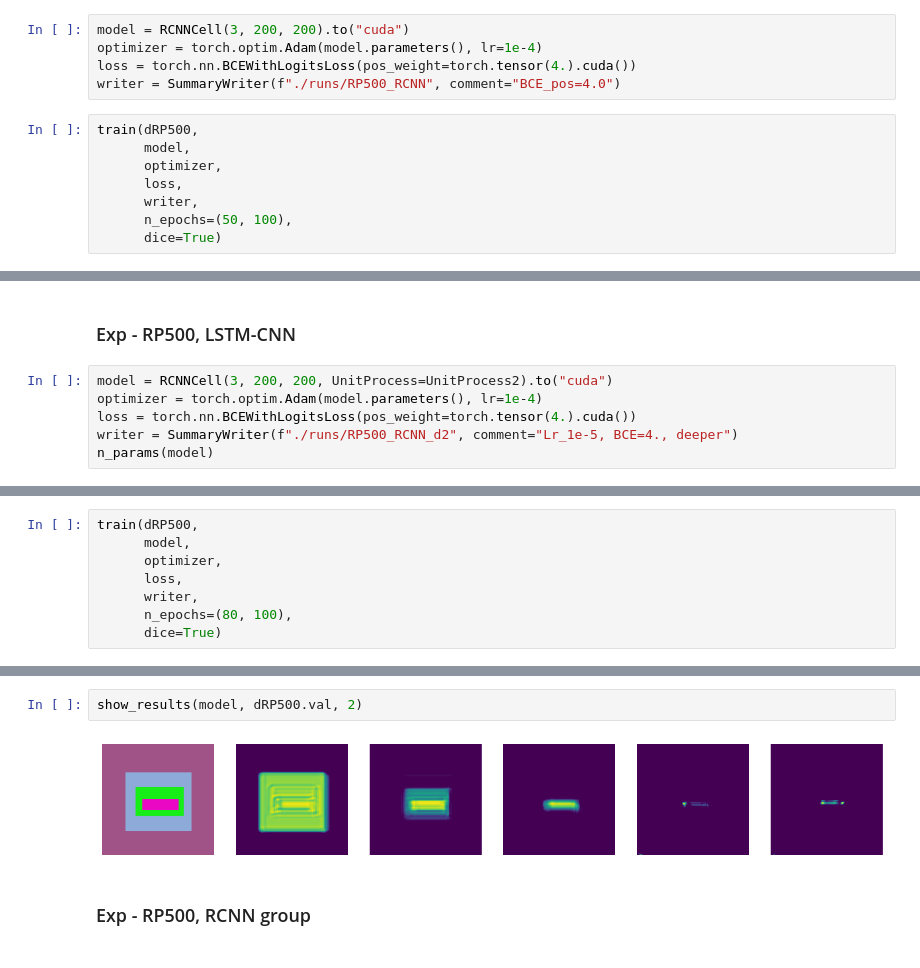
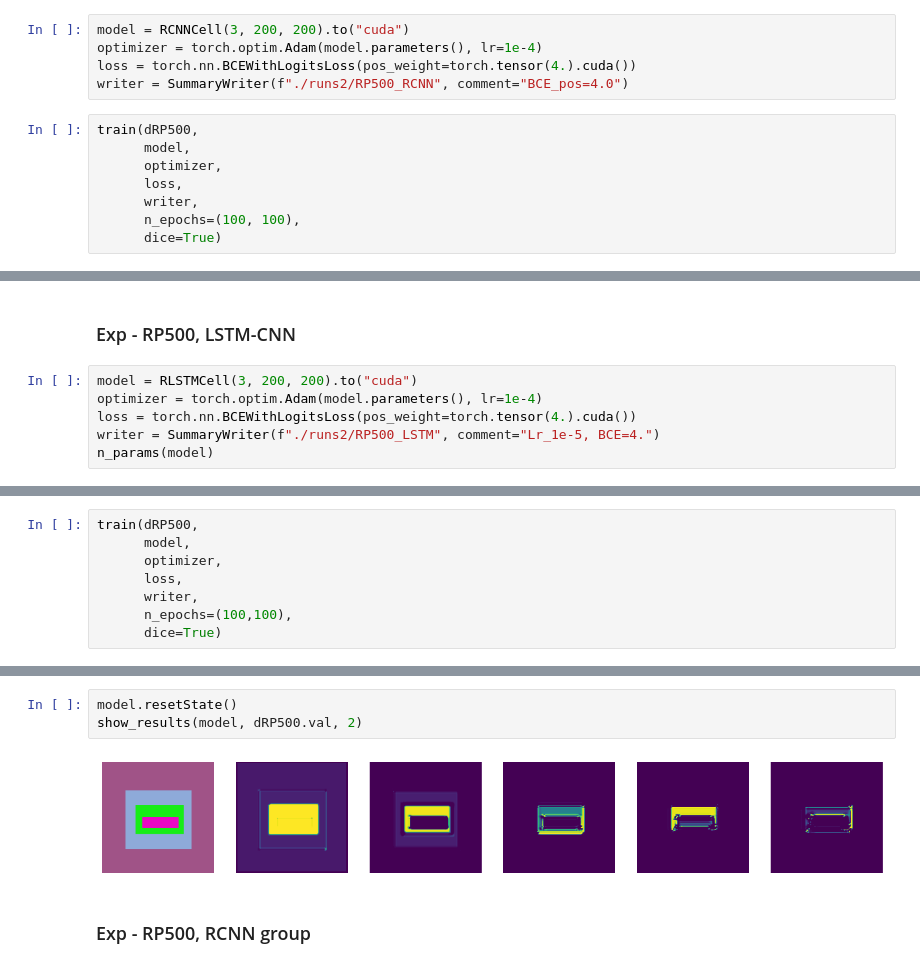
Before and after one commit to ankusharudkar/HIS, a Jupyter notebook: his_POCs/Recurrent_benchmarks.ipynb, the cells around one changed output, grey strips where cells are left out. Drawn from its saved outputs; the diff is of its cells as text.

```diff
--- a/his_POCs/Recurrent_benchmarks.ipynb
+++ b/his_POCs/Recurrent_benchmarks.ipynb
@@ -555,13 +731,13 @@ def n_params(model):
 model = RCNNCell(3, 200, 200).to("cuda")
 optimizer = torch.optim.Adam(model.parameters(), lr=1e-4)
 loss = torch.nn.BCEWithLogitsLoss(pos_weight=torch.tensor(4.).cuda())
-writer = SummaryWriter(f"./runs/RP500_RCNN", comment="BCE_pos=4.0")
+writer = SummaryWriter(f"./runs2/RP500_RCNN", comment="BCE_pos=4.0")
 # %%
 train(dRP500,
       model,
       optimizer,
       loss,
       writer,
-      n_epochs=(50, 100),
+      n_epochs=(100, 100),
       dice=True)
 # %% [output]
@@ -595,9 +794,9 @@ show_results(model, dRP500.test, 3)
 # %% [markdown]
 ### Exp - RP500, LSTM-CNN
 # %%
-model = RCNNCell(3, 200, 200, UnitProcess=UnitProcess2).to("cuda")
+model = RLSTMCell(3, 200, 200).to("cuda")
 optimizer = torch.optim.Adam(model.parameters(), lr=1e-4)
 loss = torch.nn.BCEWithLogitsLoss(pos_weight=torch.tensor(4.).cuda())
-writer = SummaryWriter(f"./runs/RP500_RCNN_d2", comment="Lr_1e-5, BCE=4., deeper")
+writer = SummaryWriter(f"./runs2/RP500_LSTM", comment="Lr_1e-5, BCE=4.")
 n_params(model)
 # %% [output]
@@ -608,6 +807,6 @@ train(dRP500,
       optimizer,
       loss,
       writer,
-      n_epochs=(80, 100),
+      n_epochs=(100,100),
       dice=True)
 # %% [output]
@@ -633,7 +848,8 @@ torch.save(model, "./models/RP500_RNN_CNN_deep.pth")
 # %%
+model.resetState()
 show_results(model, dRP500.val, 2)
 # %% [output]
-[figure, old version]
+[figure, new version]
 # %% [markdown]
 ### Exp - RP500, RCNN group
 # %%
```
Also changed, not shown: parts of 68 cells of this notebook.
